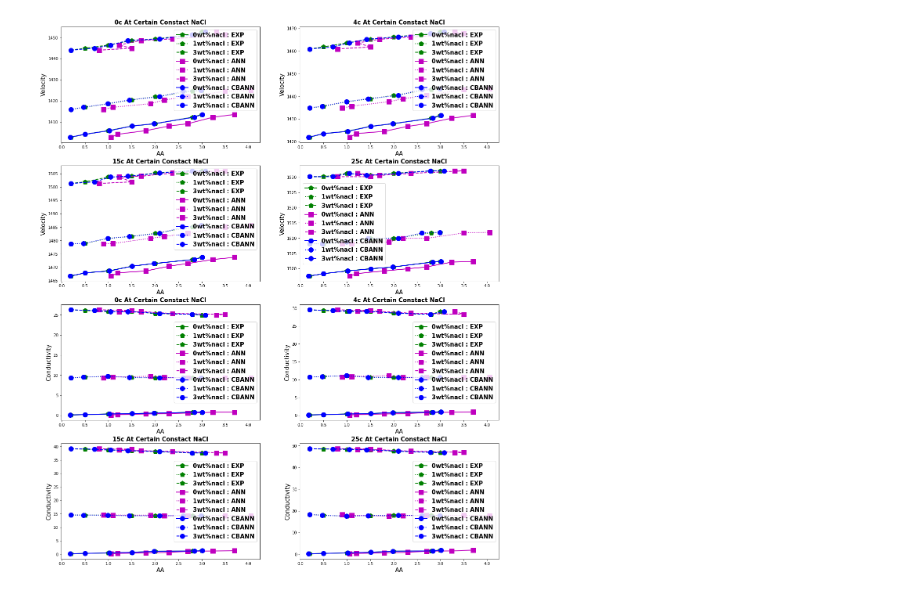
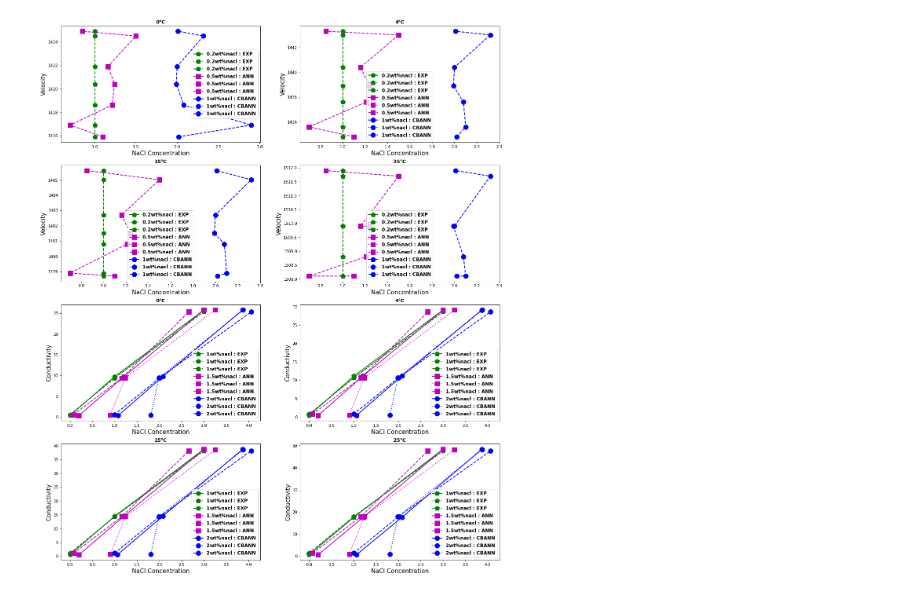
Before and after one commit to sylvas-j/ML, a Jupyter notebook: Tensorflow_works/hydrateSafetyMargin-ConductivityAcoustic-handcrafted_2.ipynb, the cells around one changed output. Cells and saved outputs as stored; diff of their text form; code cells hidden in the pictures.

```diff
--- a/Tensorflow_works/hydrateSafetyMargin-ConductivityAcoustic-handcrafted_2.ipynb
+++ b/Tensorflow_works/hydrateSafetyMargin-ConductivityAcoustic-handcrafted_2.ipynb
@@ -50,32 +81,32 @@ def hydrateNaclCurvePred2(df,x,y,y1,y2,c,title,xlab,ylab,cv1,cv2,cv3):
 #  titanic_df[titanic_df['Survived']==1]['Survived']
 def hydrateNaclCurvePred3(df,x,x1,x2,y,c,title,xlab,ylab,cv1,cv2,cv3):
 
-    legend_prop = {'weight':'bold','size':15}
 
     plt.plot(df[x].where(df[c] == cv1).dropna(), df[y].where(df[c] == cv1).dropna(),
-             'gp-',linewidth=2, markersize=12, label =str(cv1)+'wt%'+str(c)+ ' : EXP')
+             'gp-',linewidth=2, markersize=15, label =str(cv1)+'wt%'+str('nacl')+ ' : EXP')
     plt.plot(df[x].where(df[c] == cv2).dropna(), df[y].where(df[c] == cv2).dropna(),
-             'gp:',linewidth=2, markersize=12, label =str(cv2)+'wt%'+str(c)+ ' : EXP')
+             'gp:',linewidth=2, markersize=15,label =str(cv1)+'wt%'+str('nacl')+ ' : EXP')
     plt.plot(df[x].where(df[c] == cv3).dropna(), df[y].where(df[c] == cv3).dropna(),
-             'gp--',linewidth=2, markersize=12, label =str(cv3)+'wt%'+str(c)+ ' : EXP')
+             'gp--',linewidth=2, markersize=15, label =str(cv1)+'wt%'+str('nacl')+ ' : EXP')
 
     plt.plot(df[x1].where(df[c] == cv1).dropna(), df[y].where(df[c] == cv1).dropna(),
-             'ms-',linewidth=2, markersize=12, label =str(cv1)+'wt%'+str(c)+ ' : ANN')
+             'ms-',linewidth=2, markersize=10, label =str(cv2)+'wt%'+str('nacl')+ ' : ANN')
     plt.plot(df[x1].where(df[c] == cv2).dropna(), df[y].where(df[c] == cv2).dropna(),
-             'ms:',linewidth=2, markersize=12, label =str(cv2)+'wt%'+str(c)+ ' : ANN')
+             'ms:',linewidth=2, markersize=10,label =str(cv2)+'wt%'+str('nacl')+ ' : ANN')
     plt.plot(df[x1].where(df[c] == cv3).dropna(), df[y].where(df[c] == cv3).dropna(),
-             'ms--',linewidth=2, markersize=12, label =str(cv3)+'wt%'+str(c)+ ' : ANN')
+             'ms--',linewidth=2, markersize=10,label =str(cv2)+'wt%'+str('nacl')+ ' : ANN')
 
     plt.plot(df[x2].where(df[c] == cv1).dropna(), df[y].where(df[c] == cv1).dropna(),
-             'bo-',linewidth=2, markersize=12, label =str(cv1)+'wt%'+str(c)+ ' : CBANN')
+             'bo-',linewidth=2, markersize=6, label =str(cv3)+'wt%'+str('nacl')+ ' : CBANN')
     plt.plot(df[x2].where(df[c] == cv2).dropna(), df[y].where(df[c] == cv2).dropna(),
-             'bo:',linewidth=2, markersize=12, label =str(cv2)+'wt%'+str(c)+ ' : CBANN')
+             'bo:',linewidth=2, markersize=6,label =str(cv3)+'wt%'+str('nacl')+ ' : CBANN')
     plt.plot(df[x2].where(df[c] == cv3).dropna(), df[y].where(df[c] == cv3).dropna(),
-             'bo--',linewidth=2, markersize=12, label =str(cv3)+'wt%'+str(c)+ ' : CBANN')
+             'bo--',linewidth=2, markersize=6,label =str(cv3)+'wt%'+str('nacl')+ ' : CBANN')
 
 
+    legend_prop = {'weight':'bold','size':12}
 
-    plt.title(title, fontweight='bold',fontsize=15)
+    plt.title(title, fontweight='bold',fontsize=12)
     plt.xlabel(xlab,fontsize=15)
     plt.ylabel(ylab,fontsize=15)
     plt.legend(prop=legend_prop)
@@ -87,24 +118,24 @@ aaNoT_25 = getByTemp(aa,25)
 # %%
 # FOR AA-NACL DATASET
 plt.figure(figsize=(20, 25))
 # plt.rcParams["font.weight"] = "bold"
 # plt.rcParams["axes.labelweight"] = "bold"
 j = 1
 tempt = ['0','4','15','25']
-vert = ['aa','aa1','aa2']
+# vert = ['aa','aa1','aa2']
 dataset = [aaZeroNoT,aaNoT_4,aaNoT_15,aaNoT_25]
 for i in range(4):
     plt.subplot(4,2,j)
-    hydrateNaclCurvePred3(dataset[i],'aa','aa1','aa2','velocity','nacl',tempt[i]+'c At Certain Constact NaCl'
-                 ,'AA','Velocity',0,1,3)
+    hydrateNaclCurvePred3(dataset[i],'nacl','nacl1','nacl2','velocity','nacl',tempt[i]+'\u00B0C'
+                 ,'NaCl Concentration','Velocity',0.2,0.5,1)
     j = j + 1
 
 # FOR CONDUCTIVITY
 j = 5
 for i in range(4):
     plt.subplot(4,2,j)
-    hydrateNaclCurvePred3(dataset[i],'aa','aa1','aa2','conductivity','nacl',tempt[i]+'c At Certain Constact NaCl'
-                 ,'AA','Conductivity',0,1,3)
+    hydrateNaclCurvePred3(dataset[i],'nacl','nacl1','nacl2','conductivity','aa',tempt[i]+'\u00B0C'
+                 ,'NaCl Concentration','Conductivity',1,1.5,2)
     j = j + 1
 # %% [output]
-[figure, old version]
+[figure, new version]
```
Also changed, not shown: parts of 12 cells of this notebook, 4 other files.
